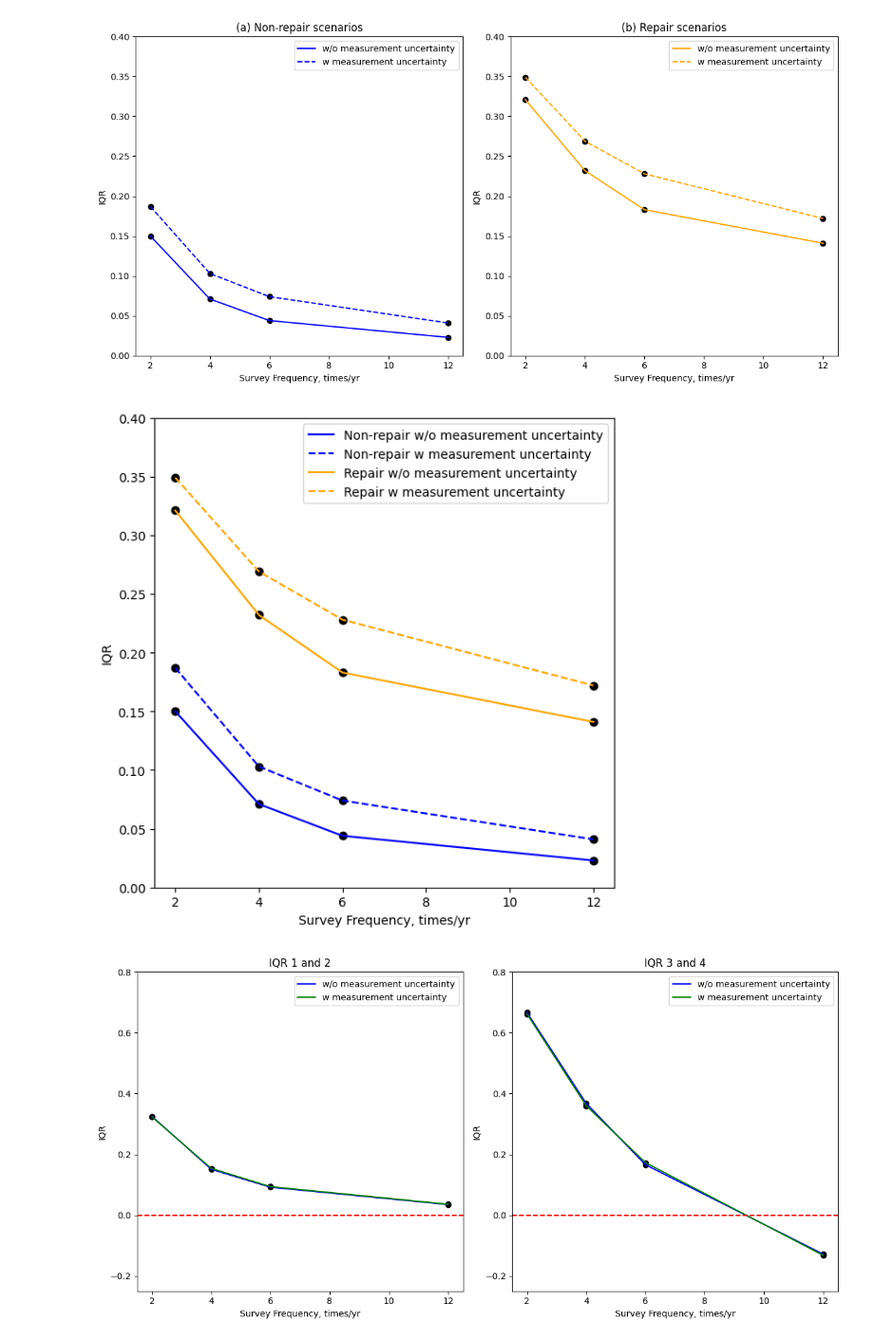
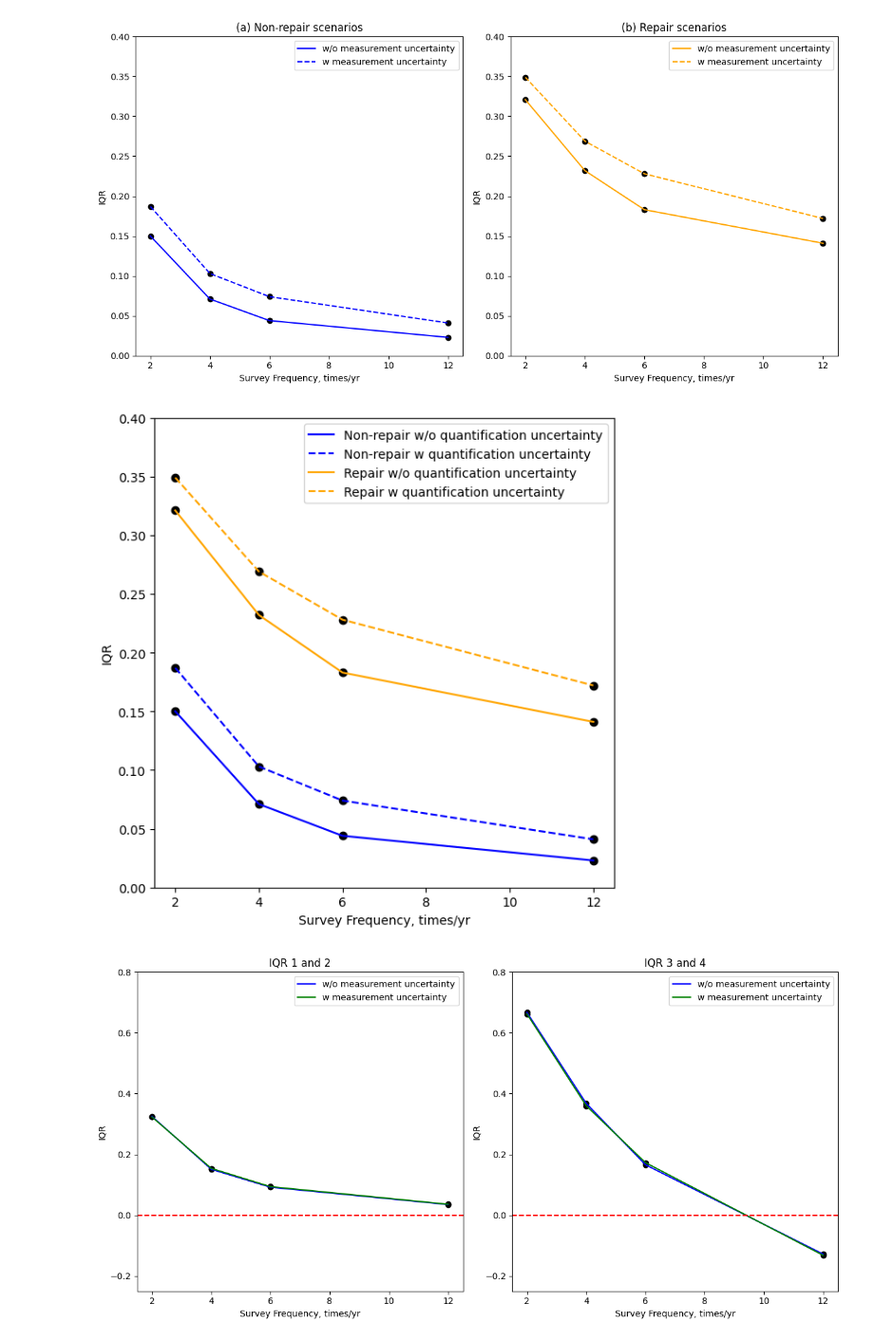
Before and after one commit to HJJJJX/Figure-Plotting, a Jupyter notebook: ATCE.ipynb, the cells around one changed output. Shown at 95% size. Cells and saved outputs as stored; diff of their text form; code cells hidden in the pictures.

```diff
--- a/ATCE.ipynb
+++ b/ATCE.ipynb
@@ -161,38 +161,38 @@ IQR_4 = [34.9, 26.9, 22.8, 17.2]
 
 IQR_1 = np.array(IQR_1)
 IQR_2 = np.array(IQR_2)
 IQR_3 = np.array(IQR_3)
 IQR_4 = np.array(IQR_4)
 
 # Create subplots
 fig, ax = plt.subplots(1, 1, figsize=(6, 6))
 
 # First subplot: x with IQR 1 and 2
 ax.scatter(x, IQR_1/100, color="black")
 ax.scatter(x, IQR_2/100, color="black")
 
-ax.plot(x, IQR_1/100, linestyle="-", color="blue", label="Non-repair w/o measurement uncertainty")
-ax.plot(x, IQR_2/100, linestyle="--", color="blue", label="Non-repair w measurement uncertainty")
+ax.plot(x, IQR_1/100, linestyle="-", color="blue", label="Non-repair w/o quantification uncertainty")
+ax.plot(x, IQR_2/100, linestyle="--", color="blue", label="Non-repair w quantification uncertainty")
 
 
 # Second subplot: x with IQR 3 and 4
 ax.scatter(x, IQR_3/100, color="black")
 ax.scatter(x, IQR_4/100, color="black")
 
-ax.plot(x, IQR_3/100, linestyle="-", color="orange", label="Repair w/o measurement uncertainty")
-ax.plot(x, IQR_4/100, linestyle="--", color="orange", label="Repair w measurement uncertainty")
+ax.plot(x, IQR_3/100, linestyle="-", color="orange", label="Repair w/o quantification uncertainty")
+ax.plot(x, IQR_4/100, linestyle="--", color="orange", label="Repair w quantification uncertainty")
 
 ax.set_ylim(0, 0.4)
 ax.set_title("")
 ax.legend(loc="upper right")
 ax.set_xlabel("Survey Frequency, times/yr")
 ax.set_ylabel("IQR")
 
 # Adjust layout
 plt.tight_layout()
 plt.show()
 # %% [output]
-[figure, old version]
+[figure, new version]
 # %%
 import matplotlib.pyplot as plt
 import numpy as np
```
